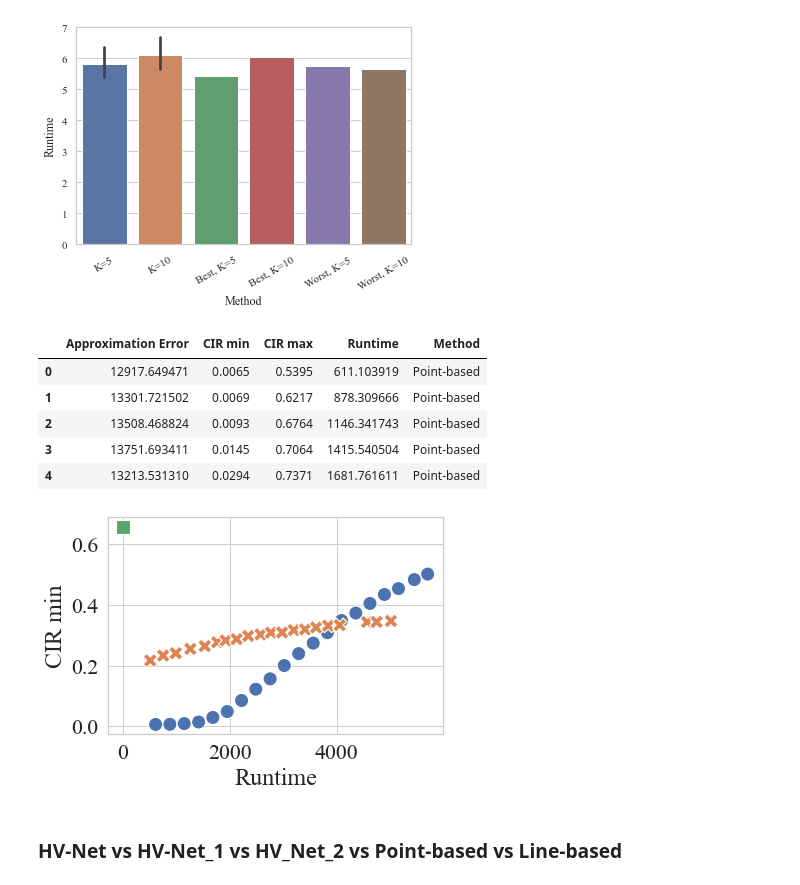
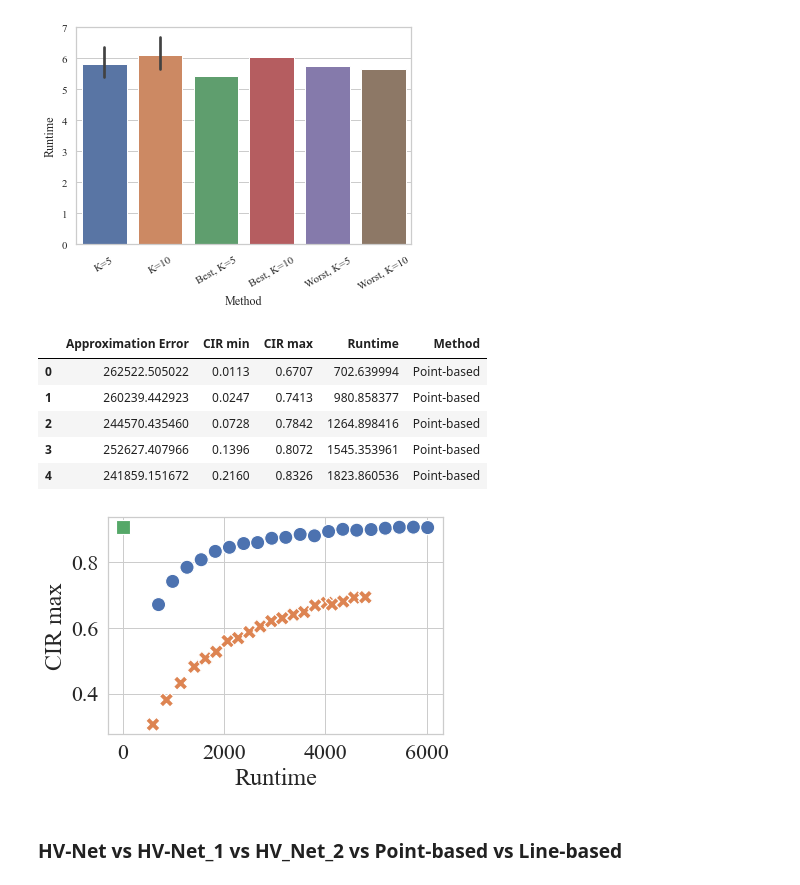
Before and after one commit to HisaoLabSUSTC/HVC-Net, a Jupyter notebook: set_transformer-master/Draw.ipynb, the cells around one changed output. Drawn from its saved outputs; the diff is of its cells as text; code cells hidden in the pictures.

```diff
--- a/set_transformer-master/Draw.ipynb
+++ b/set_transformer-master/Draw.ipynb
@@ -671,7 +671,7 @@ ax.set_xticklabels(ax.get_xticklabels(),rotation = 30)
  Text(5, 0, 'Worst, K=10')]
 [figure]
 # %%
-M = 8
+M = 10
 collected_data = []
 ## MC R2
 loss_MC, time_MC, loss_R2, time_R2 = [], [], [], []
@@ -744,35 +744,35 @@ collected_data = pd.concat(collected_data, ignore_index=True)
 collected_data.head()
 # %% [output]
 |  | Approximation Error | CIR min | CIR max | Runtime | Method |
-| 0 | 12917.649471 | 0.0065 | 0.5395 | 611.103919 | Point-based |
-| 1 | 13301.721502 | 0.0069 | 0.6217 | 878.309666 | Point-based |
-| 2 | 13508.468824 | 0.0093 | 0.6764 | 1146.341743 | Point-based |
-| 3 | 13751.693411 | 0.0145 | 0.7064 | 1415.540504 | Point-based |
-| 4 | 13213.531310 | 0.0294 | 0.7371 | 1681.761611 | Point-based |
+| 0 | 262522.505022 | 0.0113 | 0.6707 | 702.639994 | Point-based |
+| 1 | 260239.442923 | 0.0247 | 0.7413 | 980.858377 | Point-based |
+| 2 | 244570.435460 | 0.0728 | 0.7842 | 1264.898416 | Point-based |
+| 3 | 252627.407966 | 0.1396 | 0.8072 | 1545.353961 | Point-based |
+| 4 | 241859.151672 | 0.2160 | 0.8326 | 1823.860536 | Point-based |
 # %%
-target = "CIR min"
+target = "CIR max"
 ## draw plot
 sns.set_theme(style="whitegrid", font='Times New Roman', font_scale=2)
 plt.figure()
 size = [200 for _ in range(40)]
 size.extend([400])  # , 400
 fig = sns.scatterplot(data=collected_data, x="Runtime", y=target,
                       hue="Method",
                       # palette=['blue', 'green', 'red'],  #, 'purple'
                       style="Method",
                       # markers=['s', 'o', 'P'],  # ,'X'
                       s=size, legend=False)
                       # s=size)
 # fig.invert_yaxis()
 # plt.legend(loc='upper right', framealpha=1)
 
 # plt.setp(fig.get_legend().get_title(), fontsize=10)
 # plt.setp(fig.get_legend().get_texts(), fontsize=20)
 
 ## save plt
 fig.get_figure().savefig(os.path.join(path_dir, 'figure', f'test_M{M}_{"".join(target.split(" "))}_{device}_200.png'), dpi=300, bbox_inches='tight')
 # %% [output]
-[figure, old version]
+[figure, new version]
 # %% [markdown]
 ### HV-Net vs HV-Net_1 vs HV_Net_2 vs Point-based vs Line-based
 # %%
```
Also changed, not shown: 3 other files.
